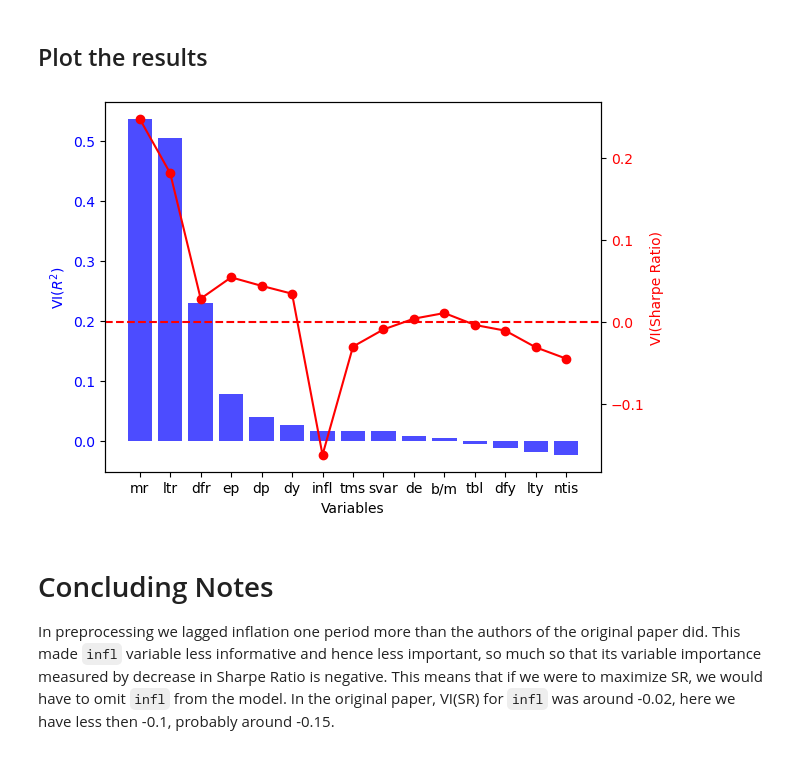
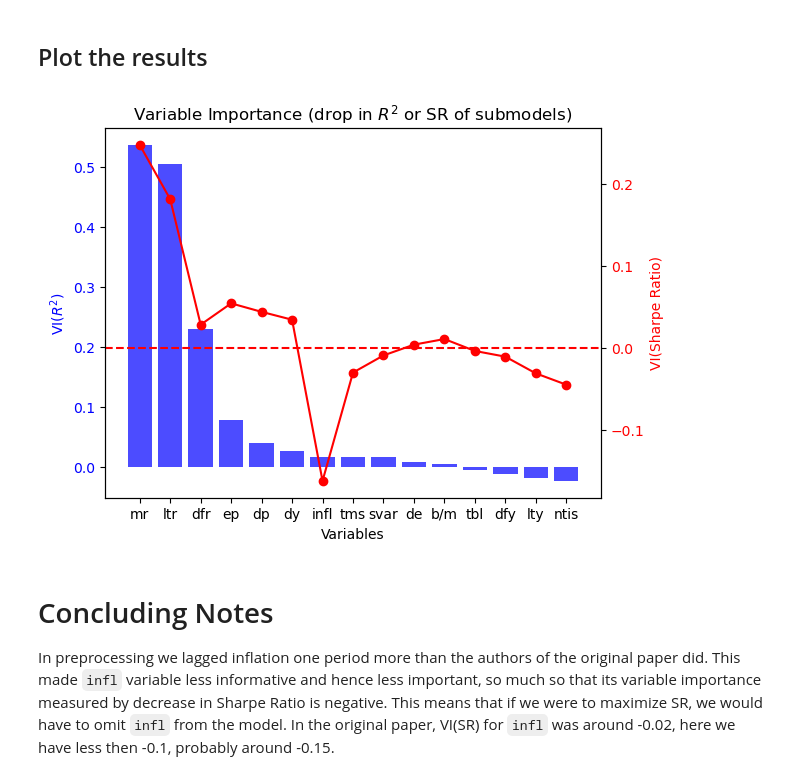
Before and after one commit to zivmi/voc_reproduction, a Jupyter notebook: notebooks/05-mz-variable-importance.ipynb, the cells around one changed output. Drawn from its saved outputs; the diff is of its cells as text; code cells hidden in the pictures.

```diff
--- a/notebooks/05-mz-variable-importance.ipynb
+++ b/notebooks/05-mz-variable-importance.ipynb
@@ -341,31 +341,33 @@ vi
 # %%
 # Create figure and axis objects
 fig, ax1 = plt.subplots()
 
 # Plot histogram for 'r2' on left y-axis
 ax1.bar(vi.index, vi['r2'], color='blue', alpha=0.7)
 ax1.set_xlabel('Variables')
 #ax1.set_ylabel(r'$R^2$(full model) - $R^2$(submodel)', color='blue')
 ax1.set_ylabel(r'VI$(R^2)$', color='blue')
 
 ax1.tick_params(axis='y', labelcolor='blue')
 # lower bound for y-axis
 #ax1.set_ylim(vi["r2"].min()*0.95, vi["r2"].max()*1.05)
 
 # Create another y-axis for 'sr' values
 ax2 = ax1.twinx()
 ax2.plot(vi.index, vi['sr'], color='red', marker='o')
 ax2.set_ylabel('VI(Sharpe Ratio)', color='red')
 ax2.tick_params(axis='y', labelcolor='red')
 
 # add a horizontal line at y=0 for sr
 ax2.axhline(y=0, color='red', linestyle='--')
 
+plt.title('Variable Importance (drop in $R^2$ or SR of submodels)')
+
 # Show the plot
 #plt.title('Histogram of R2 values and Line plot of SR values')
 plt.show()
 # %% [output]
-[figure, old version]
+[figure, new version]
 # %%
 # save the plot
 fig.savefig(f"{save_path}/variable_importance.png", dpi=300)
```
Also changed, not shown: parts of 1 cell of this notebook, 2 other files.
